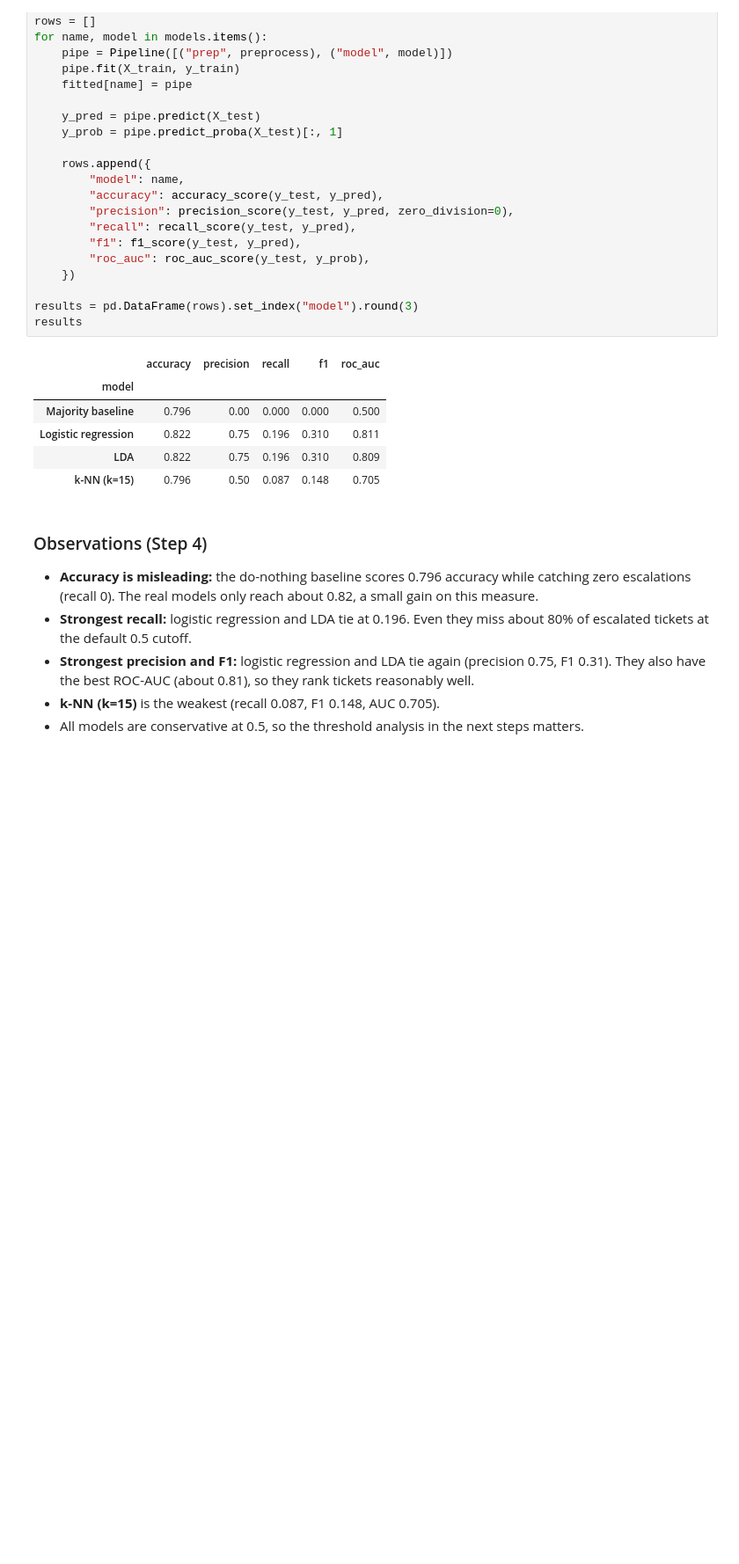
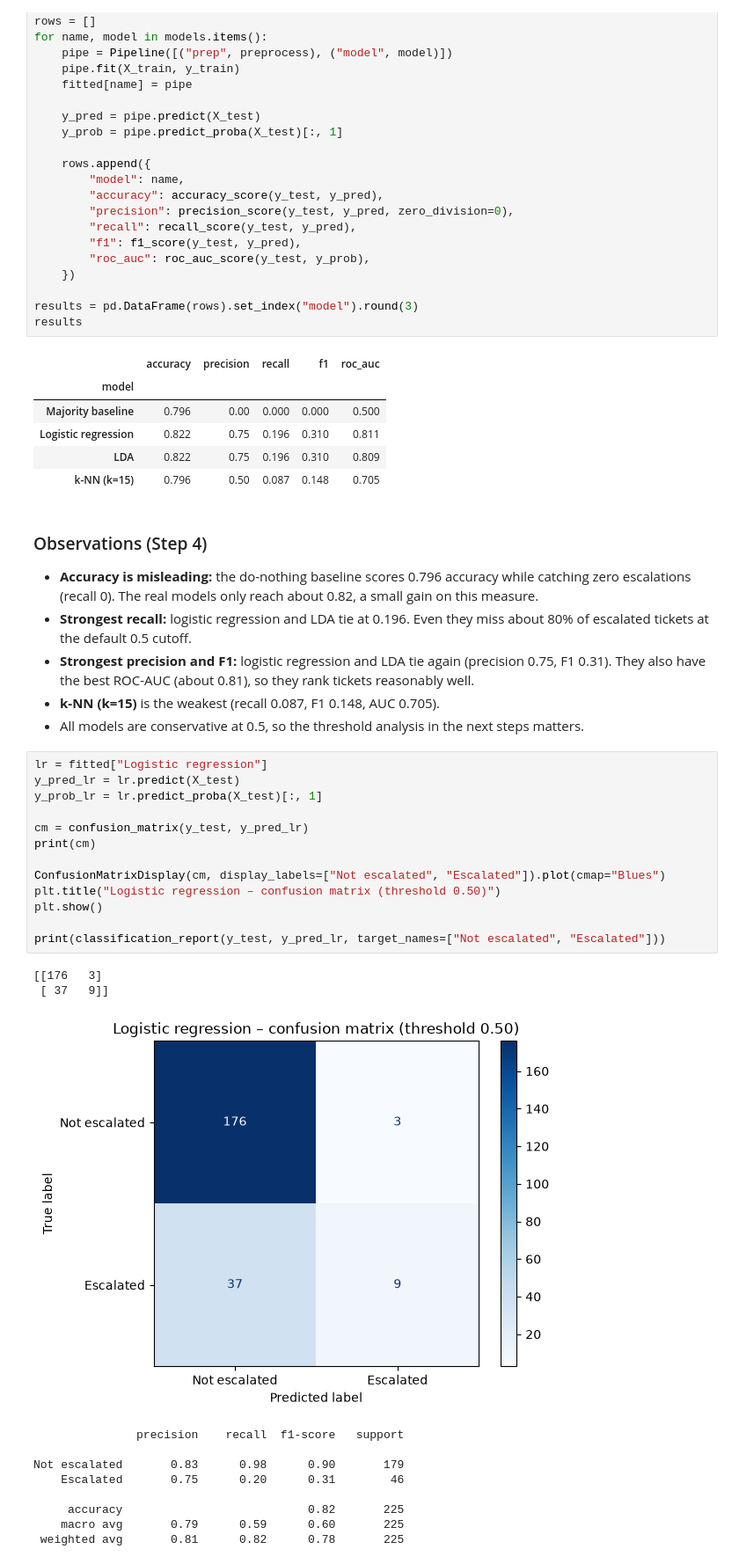
Before and after one commit to kal1kidan/Lab-03-ML-and-Big-Data, a Jupyter notebook: escalation_classification.ipynb, the cells around one changed output. Shown at 88% size. Drawn from its saved outputs; the diff is of its cells as text; blank space fills up the shorter version.

Commit message:
Step 5: confusion matrix and ROC curve for logistic regression

```diff
--- a/escalation_classification.ipynb
+++ b/escalation_classification.ipynb
@@ -192,3 +192,28 @@ results
 - **Strongest precision and F1:** logistic regression and LDA tie again (precision 0.75, F1 0.31). They also have the best ROC-AUC (about 0.81), so they rank tickets reasonably well.
 - **k-NN (k=15)** is the weakest (recall 0.087, F1 0.148, AUC 0.705).
 - All models are conservative at 0.5, so the threshold analysis in the next steps matters.
+# %%
+lr = fitted["Logistic regression"]
+y_pred_lr = lr.predict(X_test)
+y_prob_lr = lr.predict_proba(X_test)[:, 1]
+
+cm = confusion_matrix(y_test, y_pred_lr)
+print(cm)
+
+ConfusionMatrixDisplay(cm, display_labels=["Not escalated", "Escalated"]).plot(cmap="Blues")
+plt.title("Logistic regression – confusion matrix (threshold 0.50)")
+plt.show()
+
+print(classification_report(y_test, y_pred_lr, target_names=["Not escalated", "Escalated"]))
+# %% [output]
+[[176   3]
+ [ 37   9]]
+[figure, added]
+               precision    recall  f1-score   support
+
+Not escalated       0.83      0.98      0.90       179
+    Escalated       0.75      0.20      0.31        46
+
+     accuracy                           0.82       225
+    macro avg       0.79      0.59      0.60       225
+ weighted avg       0.81      0.82      0.78       225
```
Also changed, not shown: parts of 2 cells of this notebook.
